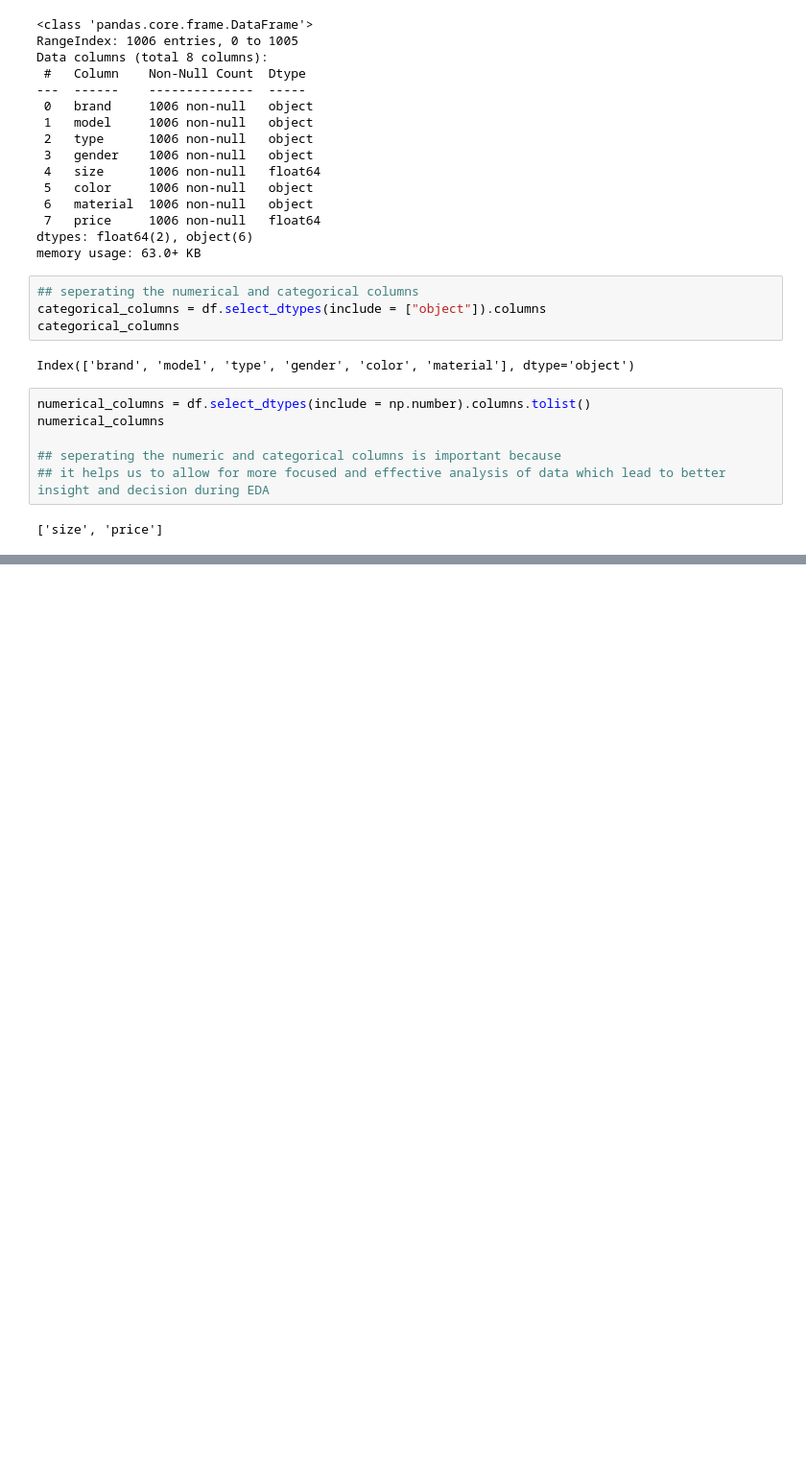
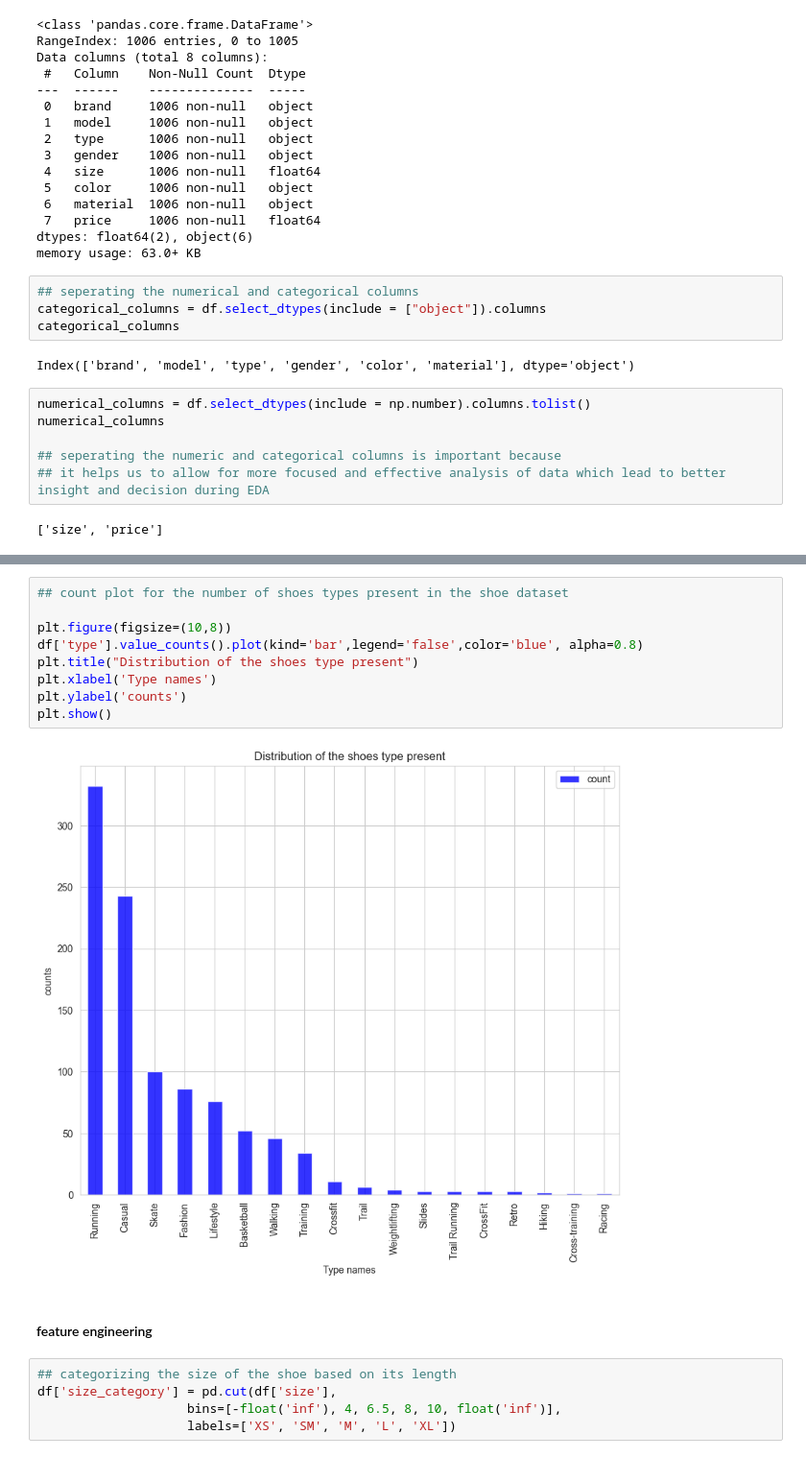
Before and after one commit to BishalJung7377/shoe_price, a Jupyter notebook: shoe_price.ipynb, the cells around one changed output, grey strips where cells are left out. Shown at 96% size. Drawn from its saved outputs; the diff is of its cells as text; blank space fills up the shorter version.

```diff
--- a/shoe_price.ipynb
+++ b/shoe_price.ipynb
@@ -235,0 +283,18 @@ Skew : 0.89
+# %%
+## count plot for the number of shoes types present in the shoe dataset
+
+plt.figure(figsize=(10,8))
+df['type'].value_counts().plot(kind='bar',legend='false',color='blue', alpha=0.8)
+plt.title("Distribution of the shoes type present")
+plt.xlabel('Type names')
+plt.ylabel('counts')
+plt.show()
+# %% [output]
+[figure, added]
+# %% [markdown]
+#### feature engineering #################################
+# %%
+## categorizing the size of the shoe based on its length
+df['size_category'] = pd.cut(df['size'],
+                    bins=[-float('inf'), 4, 6.5, 8, 10, float('inf')],
+                    labels=['XS', 'SM', 'M', 'L', 'XL'])
```
Also changed, not shown: parts of 20 cells of this notebook.
